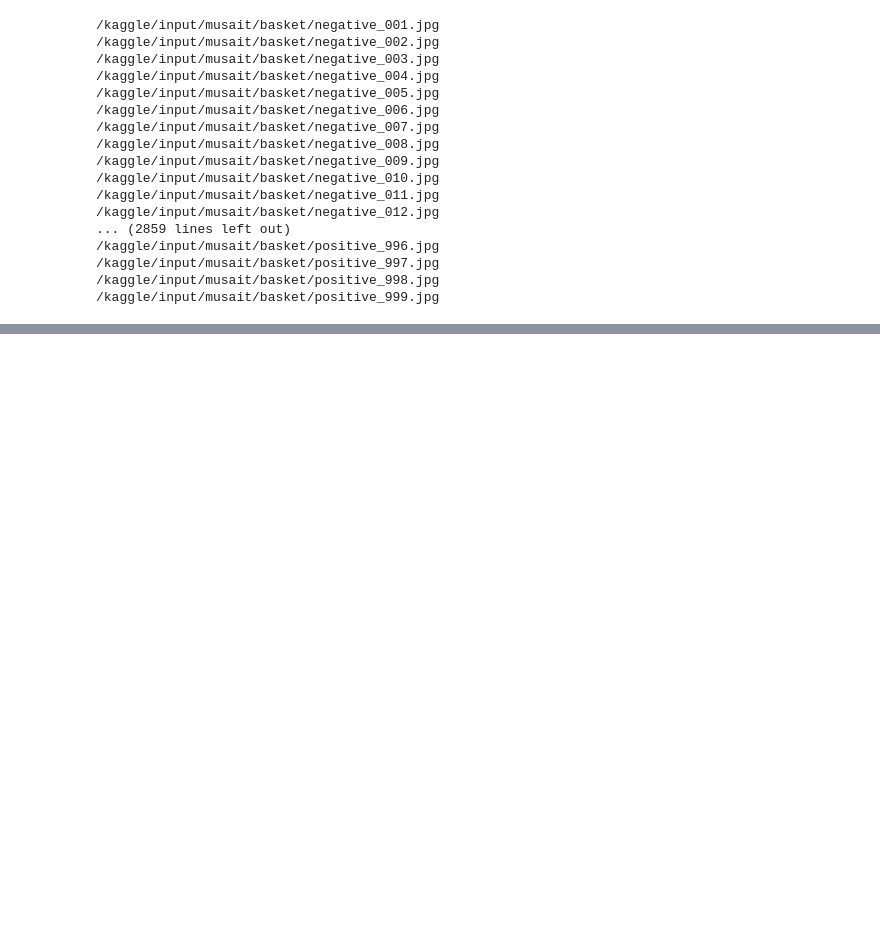
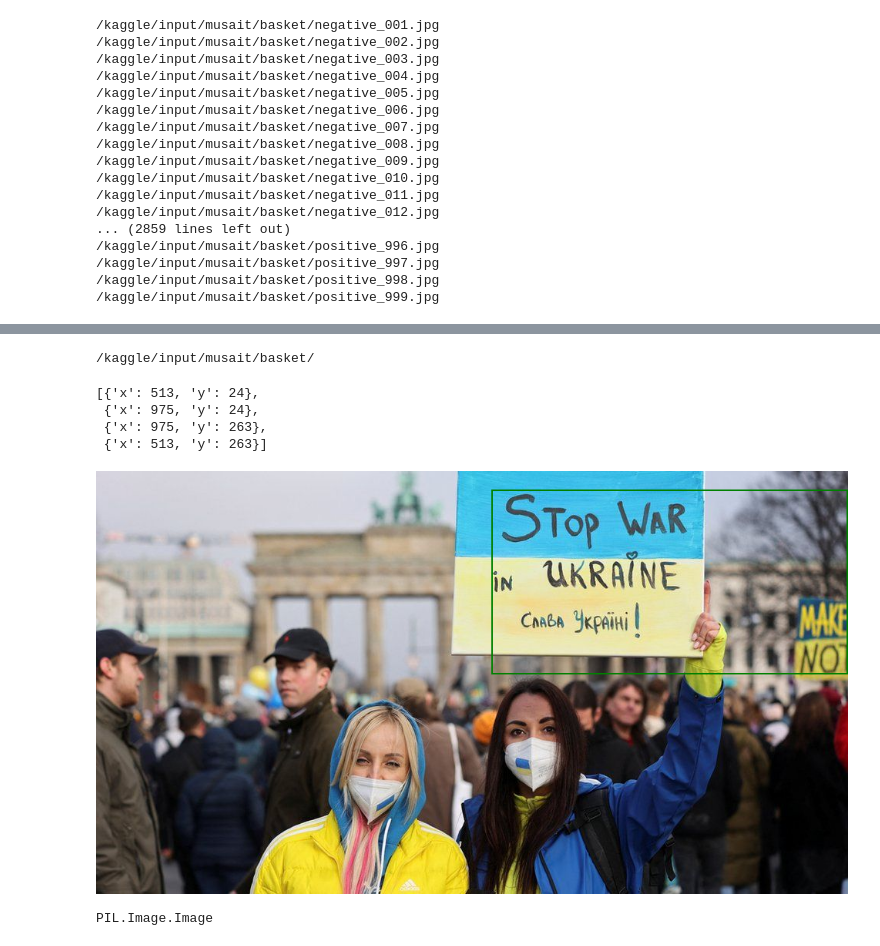
Before and after one commit to soham-b-github/mevitsa, a Jupyter notebook: notebooks/google-ocr.ipynb, the cells around one changed output, grey strips where cells are left out. Saved outputs shown, nothing was run; the diff lists cells and outputs as text; code cells hidden in the pictures; blank space fills up the shorter version.

```diff
--- a/notebooks/google-ocr.ipynb
+++ b/notebooks/google-ocr.ipynb
@@ -102,7 +109,7 @@ import matplotlib.pyplot as plt
 client = vision.ImageAnnotatorClient()
 
 # Load your image
-image_path = "negative_022.jpg"
+image_path = root+"negative_022.jpg"
 with io.open(image_path, 'rb') as image_file:
     content = image_file.read()
 
@@ -235,7 +249,7 @@ def get_orientation(coordinates):
     # C -> Upper right
     # D -> Upper left
 # %%
-root = "/kaggle/input/musait/basket"
+# root = "/kaggle/input/musait/basket"
 # %%
 print("Number of files =",len(os.listdir(root)))
 # %% [output]
@@ -261,7 +278,8 @@ count = 0
 
 # for file in tqdm(files, desc="Extracting OCR from files"):
 for file in files:
-    filepath = root+"/"+file
+    # filepath = root+"/"+file
+    filepath = root+file
     print(filepath)
     with io.open(filepath, 'rb') as image_file:
         content = image_file.read()
@@ -321,3 +339,45 @@ ocr
 2875 rows × 6 columns
 # %%
 ocr.to_csv("gcv-ocr.csv", index=False)
+# %%
+from PIL import Image, ImageDraw
+
+# Example coordinates of bounding box (4 corners)
+vertices = ocr.loc[0]['coordinates']
+
+print(root)
+# %% [output]
+/kaggle/input/musait/basket/
+# %%
+vertices
+# %% [output]
+[{'x': 513, 'y': 24},
+ {'x': 975, 'y': 24},
+ {'x': 975, 'y': 263},
+ {'x': 513, 'y': 263}]
+# %%
+# Load the image
+image = Image.open(root+"negative_001.jpg").convert("RGB")
+draw = ImageDraw.Draw(image)
+
+# Draw the polygon (connects all points)
+polygon = [(v['x'], v['y']) for v in vertices]
+draw.polygon(polygon, outline="red", width=2)
+
+# Or draw just the rectangle if the points are axis-aligned
+x_coords = [v['x'] for v in vertices]
+y_coords = [v['y'] for v in vertices]
+xmin, xmax = min(x_coords), max(x_coords)
+ymin, ymax = min(y_coords), max(y_coords)
+draw.rectangle([xmin, ymin, xmax, ymax], outline="green", width=2)
+
+# Save or display
+# image.save("image_with_box.jpg")
+from IPython.display import display
+display(image)
+# %% [output]
+[figure, added]
+# %%
+type(image)
+# %% [output]
+PIL.Image.Image
```
Also changed, not shown: parts of 11 cells of this notebook, 4 other files.
